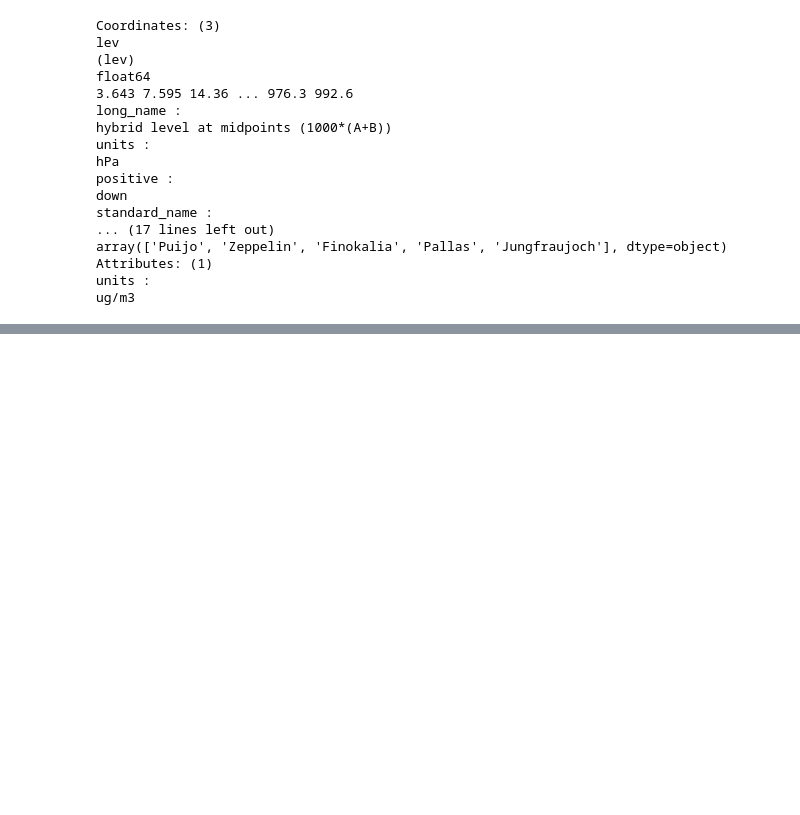
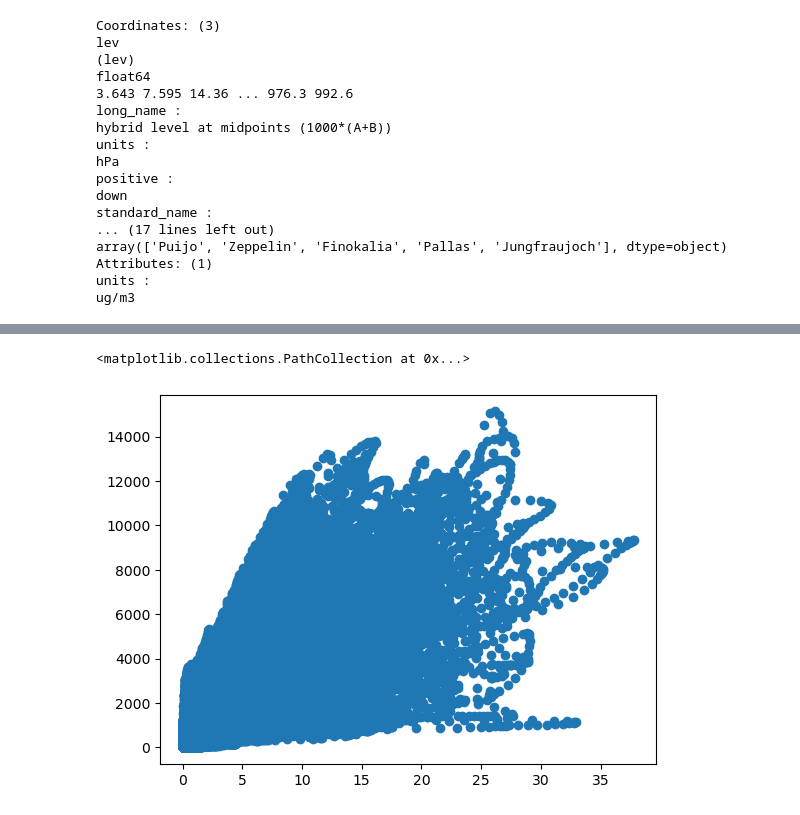
Before and after one commit to eScience-course/-Tjaernoe2022-group1, a Jupyter notebook: notebooks/Stefan/Aero NorESM Data Start.ipynb, the cells around one changed output, grey strips where cells are left out. Cells and saved outputs as stored; diff of their text form; code cells hidden in the pictures; blank space fills up the shorter version.

```diff
--- a/notebooks/Stefan/Aero NorESM Data Start.ipynb
+++ b/notebooks/Stefan/Aero NorESM Data Start.ipynb
@@ -446,3 +446,11 @@ array(['Puijo', 'Zeppelin', 'Finokalia', 'Pallas', 'Jungfraujoch'], dtype=object
 Attributes: (1)
 units :
 ug/m3
+# %%
+filelist = [make_file_path_for_var(v) for v in varl]
+# %%
+list_of_s3_obj = [s3.open(s) for s in filelist]
+
+ds_aero = xr.open_mfdataset(list_of_s3_obj)
+
+ds_aero
@@ -448,0 +553,5 @@ ug/m3
+# %%
+plt.scatter(x = ds['SO4_tot'], y = ds_aero['N50'])
+# %% [output]
+<matplotlib.collections.PathCollection at 0x...>
+[figure, added]
```
Also changed, not shown: parts of 6 cells of this notebook.
